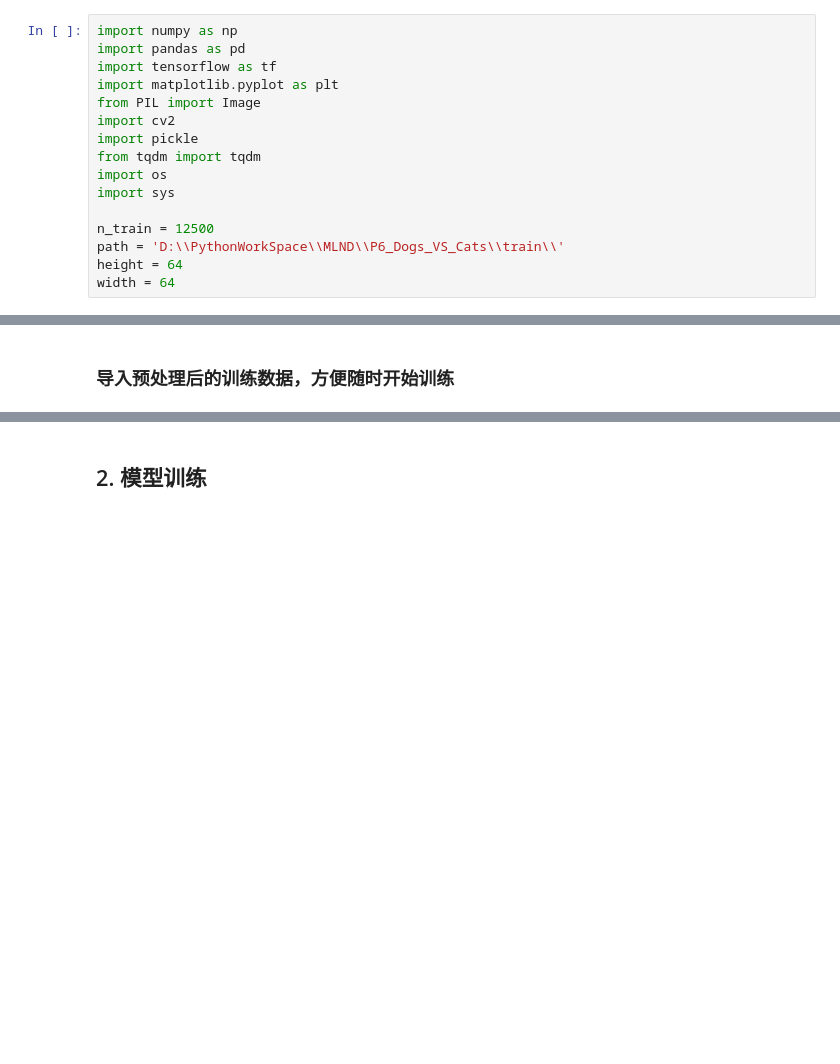
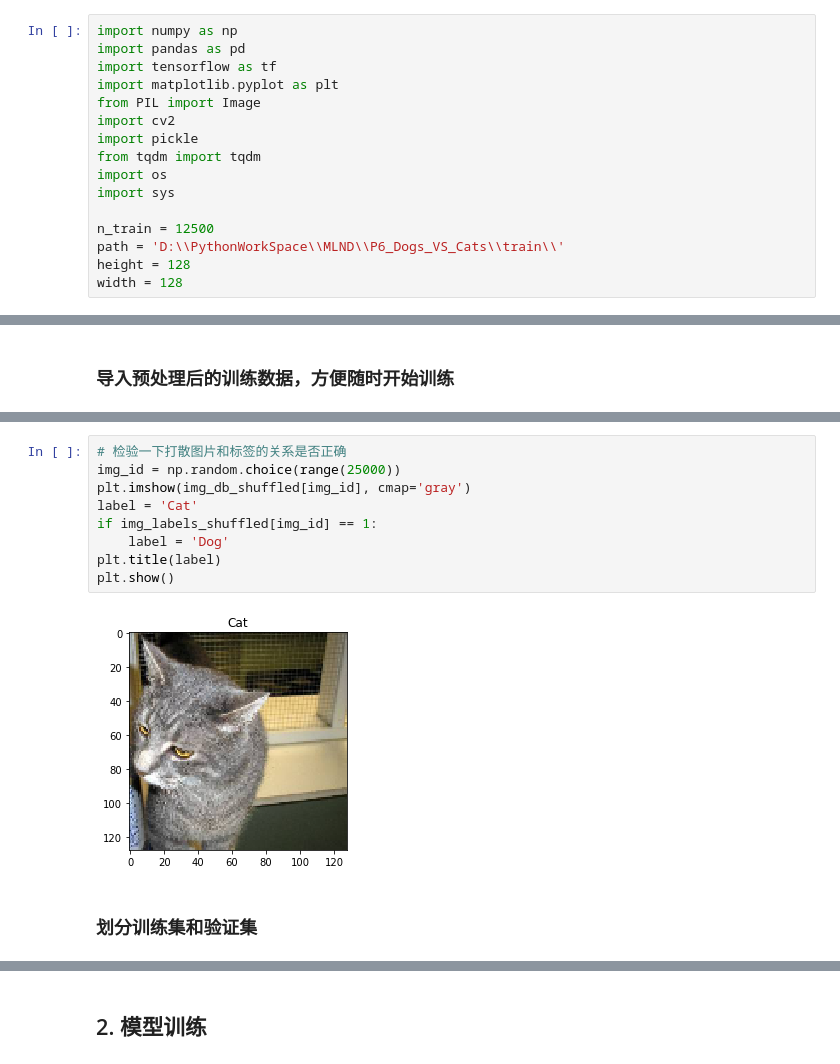
Before and after one commit to mtyylx/MLND, a Jupyter notebook: P6_Dogs_VS_Cats/Hand-built CNN Model.ipynb, the cells around one changed output, grey strips where cells are left out. Saved outputs shown, nothing was run; the diff lists cells and outputs as text; blank space fills up the shorter version.

```diff
--- a/P6_Dogs_VS_Cats/Hand-built CNN Model.ipynb
+++ b/P6_Dogs_VS_Cats/Hand-built CNN Model.ipynb
@@ -14,8 +14,8 @@ import sys
 
 n_train = 12500
 path = 'D:\\PythonWorkSpace\\MLND\\P6_Dogs_VS_Cats\\train\\'
-height = 64
-width = 64
+height = 128
+width = 128
 # %% [markdown]
 ## 思路
 
@@ -99,0 +108,13 @@ dtype('uint8')
+# %%
+# 检验一下打散图片和标签的关系是否正确
+img_id = np.random.choice(range(25000))
+plt.imshow(img_db_shuffled[img_id], cmap='gray')
+label = 'Cat'
+if img_labels_shuffled[img_id] == 1:
+    label = 'Dog'
+plt.title(label)
+plt.show()
+# %% [output]
+[figure, added]
+# %% [markdown]
+### 划分训练集和验证集
```
Also changed, not shown: parts of 15 cells of this notebook, 4 other files.
